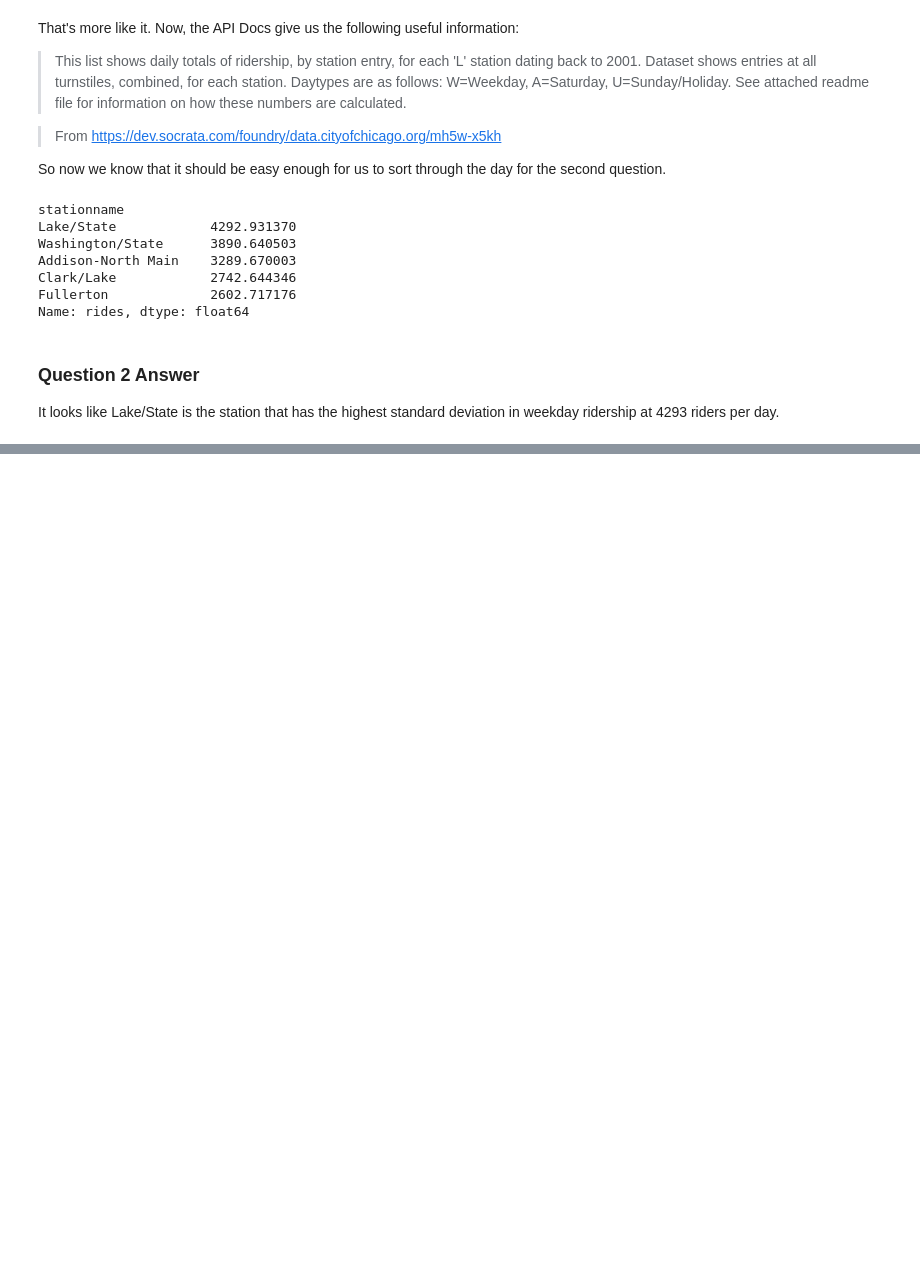
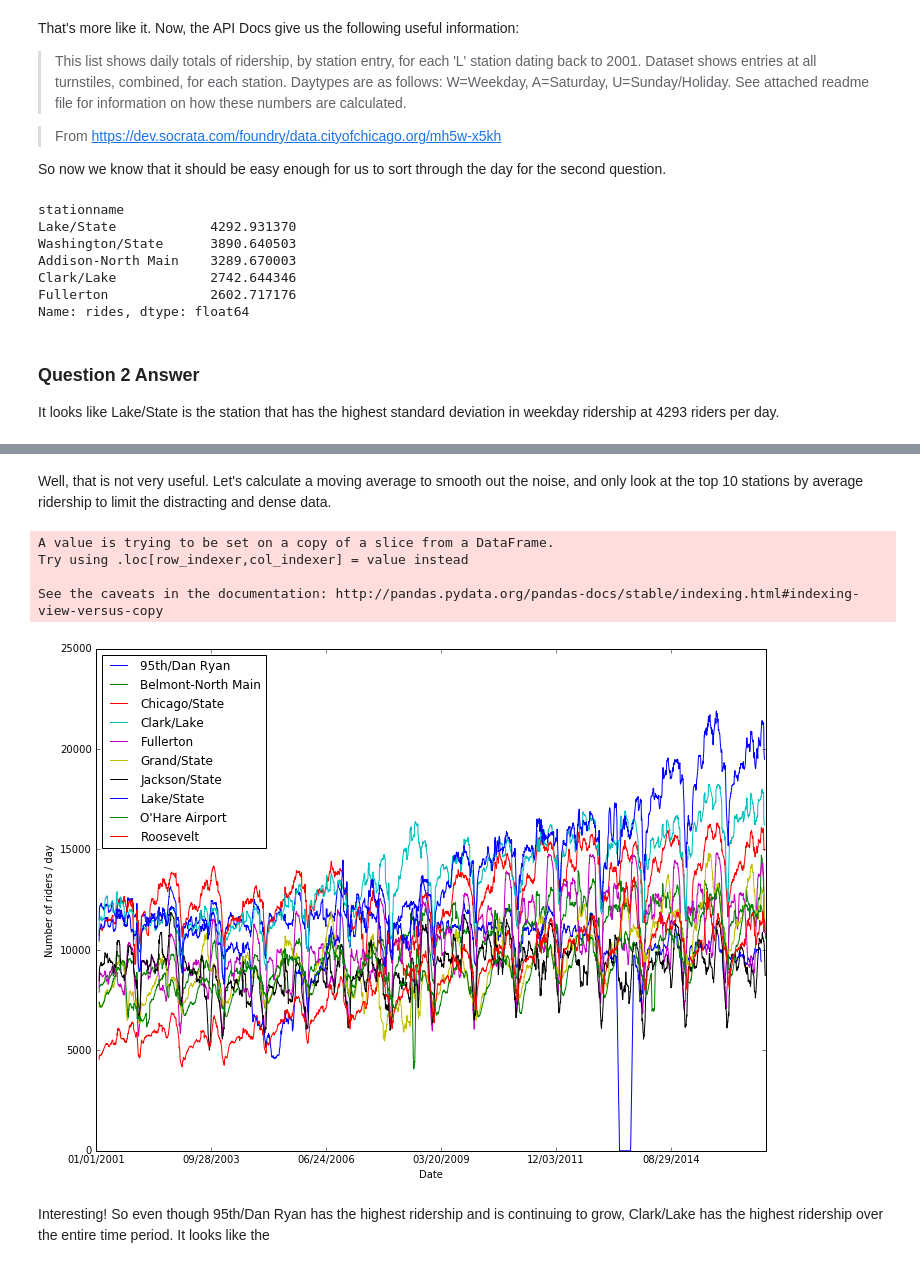
Before and after one commit to chrisjkuch/dscopeapp, a Jupyter notebook: ChicagoL-Ridership.ipynb, the cells around one changed output, grey strips where cells are left out. Saved outputs shown, nothing was run; the diff lists cells and outputs as text; code cells hidden in the pictures; blank space fills up the shorter version.

```diff
--- a/ChicagoL-Ridership.ipynb
+++ b/ChicagoL-Ridership.ipynb
@@ -117,0 +113,25 @@ See the caveats in the documentation: http://pandas.pydata.org/pandas-docs/stabl
+# %% [markdown]
+Well, that is not very useful. Let's calculate a moving average to smooth out the noise, and only look at the top 10 stations by average ridership to limit the distracting and dense data.
+# %%
+top_stations = mean_ridership.head(10).index.tolist()
+# Get a useless but visually cool timeseries plot to get a feel for the data
+fh = plt.figure(figsize=(12,9))
+ax = fh.add_subplot(111)
+for station, df in by_station:
+    if station not in top_stations:
+        continue
+    df['rides'] = pd.rolling_mean(df['rides'], 28)
+    df.plot(x='date', y='rides', ax=ax, label=station, legend=True)
+
+daterange = plt.xlim()
+plt.ylabel('Number of riders / day')
+plt.xlabel('Date')
+plt.show()
+# %% [output]
+A value is trying to be set on a copy of a slice from a DataFrame.
+Try using .loc[row_indexer,col_indexer] = value instead
+
+See the caveats in the documentation: http://pandas.pydata.org/pandas-docs/stable/indexing.html#indexing-view-versus-copy
+[figure, added]
+# %% [markdown]
+Interesting! So even though 95th/Dan Ryan has the highest ridership and is continuing to grow, Clark/Lake has the highest ridership over the entire time period. It looks like the
```
Also changed, not shown: parts of 5 cells of this notebook.
